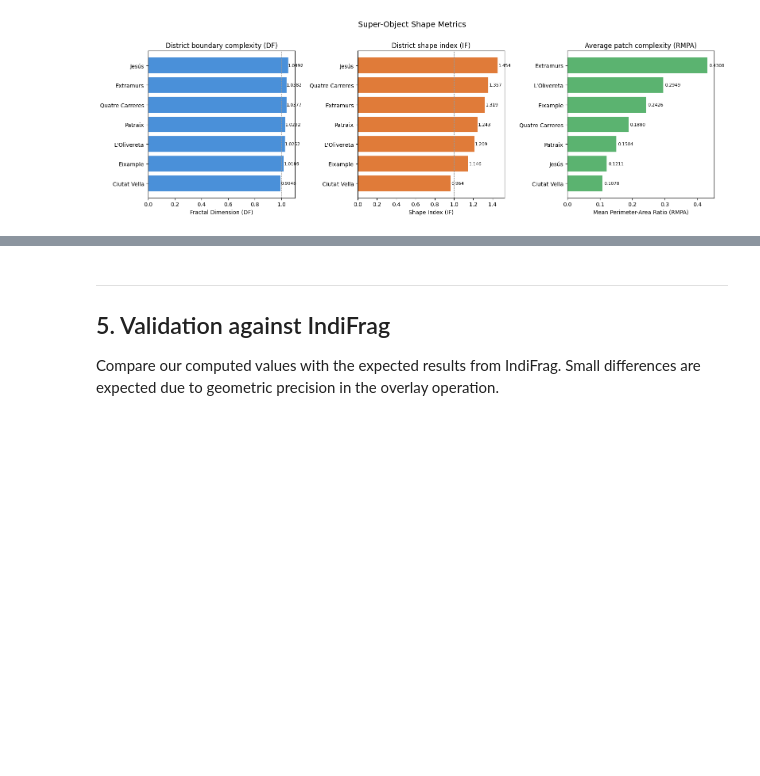
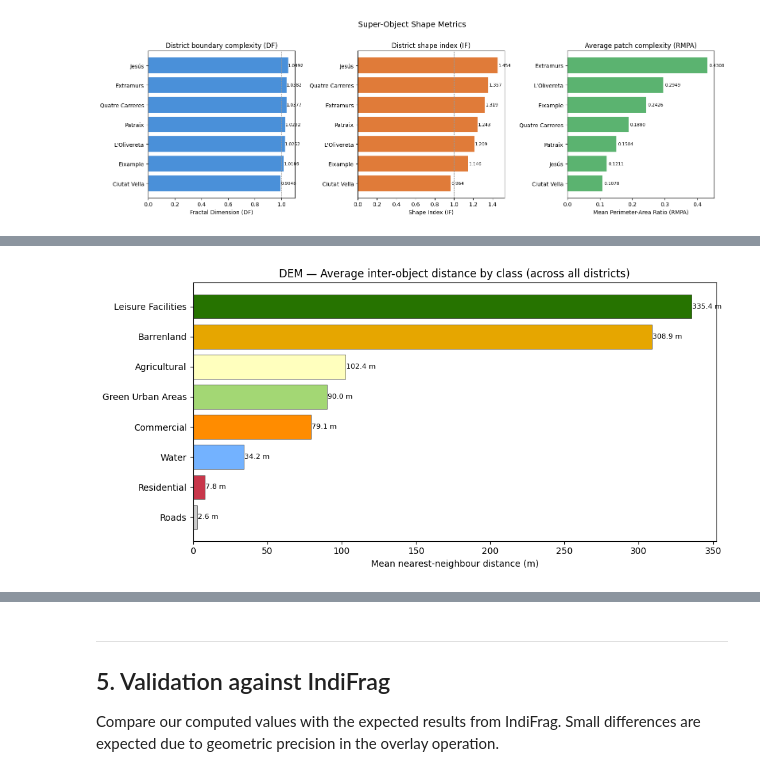
Before and after one commit to Emanuel-Agu/fragmetrics, a Jupyter notebook: notebooks/01_fragmentation_with_SO.ipynb, the cells around one changed output, grey strips where cells are left out. Cells and saved outputs as stored; diff of their text form; code cells hidden in the pictures; blank space fills up the shorter version.

```diff
--- a/notebooks/01_fragmentation_with_SO.ipynb
+++ b/notebooks/01_fragmentation_with_SO.ipynb
@@ -458,0 +553,23 @@ plt.show()
+# %%
+# Bar chart: DEM by class, averaged across districts
+dem_by_class = cl_agg.groupby("class_name")["DEM"].mean().dropna().sort_values()
+
+fig, ax = plt.subplots(figsize=(10, 5))
+colors = [CLASS_COLORS[k] for k in sorted(CLASS_NAMES.keys())
+          if CLASS_NAMES[k] in dem_by_class.index]
+# Reorder colors to match sorted values
+color_map = {CLASS_NAMES[k]: CLASS_COLORS[k] for k in CLASS_NAMES}
+bar_colors = [color_map[name] for name in dem_by_class.index]
+
+bars = ax.barh(dem_by_class.index, dem_by_class.values * 1e3, color=bar_colors,
+               edgecolor="#333333", linewidth=0.5)  # km → m for readability
+for bar, v in zip(bars, dem_by_class.values * 1e3):
+    ax.text(v + 0.5, bar.get_y() + bar.get_height()/2,
+            f"{v:.1f} m", va="center", fontsize=8)
+ax.set_xlabel("Mean nearest-neighbour distance (m)")
+ax.set_title("DEM — Average inter-object distance by class (across all districts)")
+plt.tight_layout()
+plt.savefig("../outputs/figures/01_agg_DEM_by_class.png", dpi=150, bbox_inches="tight")
+plt.show()
+# %% [output]
+[figure, added]
```
Also changed, not shown: parts of 12 cells of this notebook, 1 other file.
